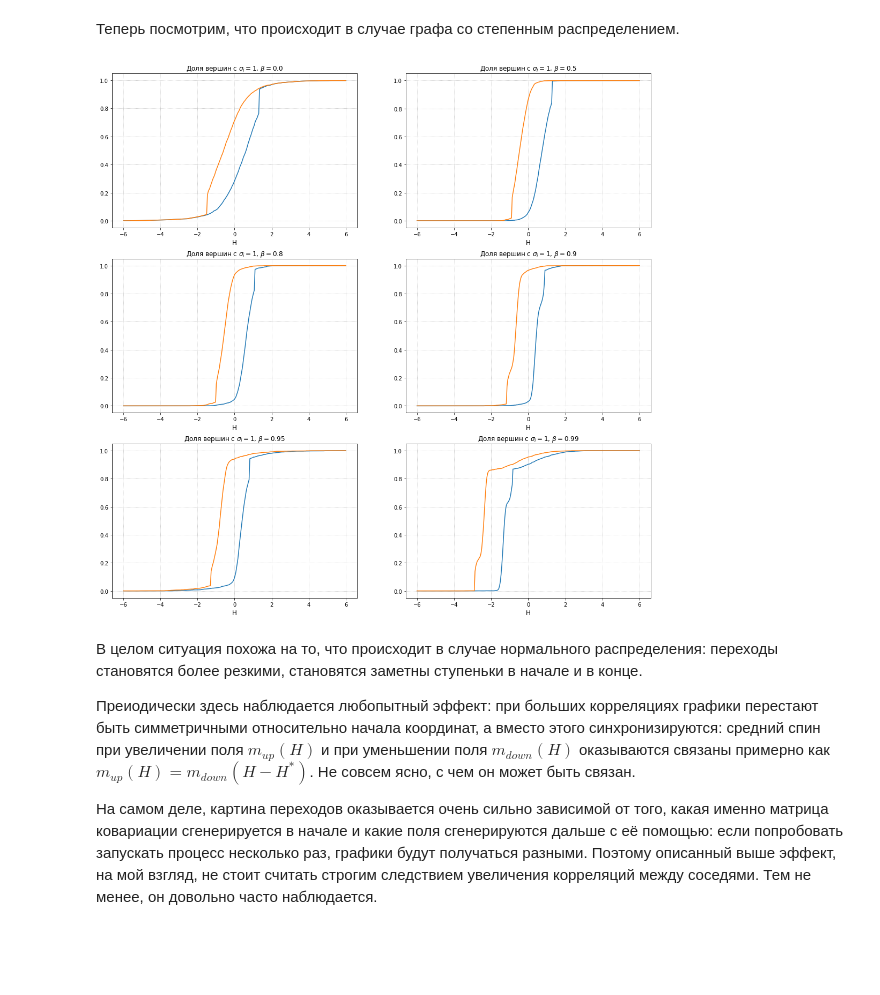
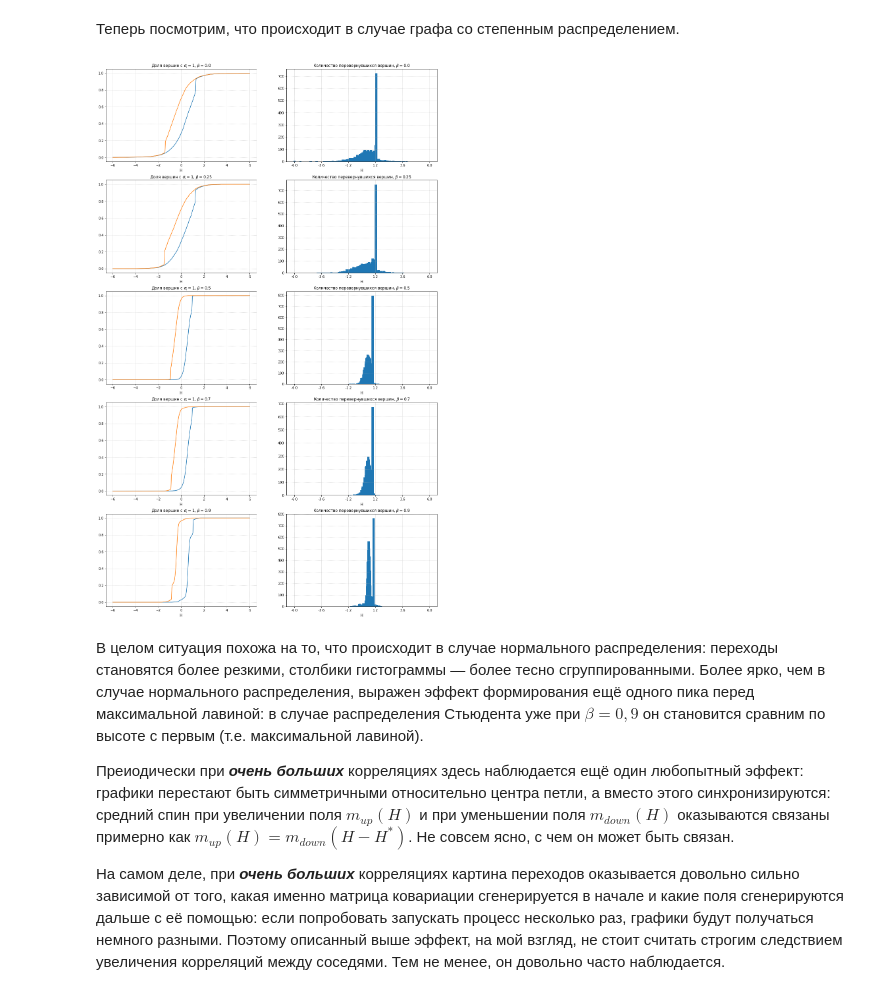
Before and after one commit to alexicon33/Ising-model, a Jupyter notebook: Code/Корреляции между H_i.ipynb, the cells around one changed output. Saved outputs shown, nothing was run; the diff lists cells and outputs as text; code cells hidden in the pictures; blank space fills up the shorter version.

```diff
--- a/Code/Корреляции между H_i.ipynb
+++ b/Code/Корреляции между H_i.ipynb
@@ -36,7 +36,7 @@ alpha = 2.185
 G_Poisson = RandomGraph(N, sps.poisson(l))
 G_zipf = RandomGraph(N, sps.zipf(alpha))
 # %%
-beta_grid = np.array([0, 0.9, 0.95, 0.98, 0.99, 0.995])
+beta_grid = np.array([0, 0.25, 0.5, 0.7, 0.9])
 H_max = 4
 H_grid = np.linspace(-H_max, H_max, 300)
 # %% [markdown]
@@ -59,7 +74,7 @@ for index, beta in tqdm(enumerate(beta_grid)):
 # %% [markdown]
 Посмотрим теперь на граф со степенным распределением.
 # %%
-beta_grid = np.array([0, 0.9, 0.95, 0.98, 0.99, 0.995])
+beta_grid = np.array([0, 0.25, 0.5, 0.7, 0.9])
 H_max = 5
 H_grid = np.linspace(-H_max, H_max, 300)
 # %%
@@ -91,21 +106,16 @@ $$
 Выберем параметр распределения равным $\nu = 4$ — при этом все дисперсии и ковариации конечны. Будем, как и в случае с нормальным распределением, варьировать степень корреляции. Начнём с пуассоновского графа.
 # %%
 nu = 4
-beta_grid = np.array([0, 0.5, 0.8, 0.9, 0.95, 0.99])
+beta_grid = np.array([0, 0.25, 0.5, 0.7, 0.9])
 H_max = 6
 H_grid = np.linspace(-H_max, H_max, 300)
 # %%
-plt.figure(figsize=(18, 18))
+plt.figure(figsize=(18, 30))
 for index, beta in tqdm(enumerate(beta_grid)):
     if index == 0:
-        low_to_high, high_to_low = G_Poisson.get_trajectories(J, H_grid, nu, 'student')
+        low_to_high, high_to_low, hubs_low, hubs_high = G_Poisson.get_trajectories(J, H_grid, 4, 'student', True)
     else:
-        low_to_high, high_to_low = G_Poisson.get_trajectories(J, H_grid, beta, 'multivariate_student')
-
-    plt.subplot(3, 2, index + 1)
-    plt.plot(H_grid, low_to_high, label='при повышении H')
-    plt.plot(np.flip(H_grid), high_to_low, label='при снижении H')
-    plt.grid(ls=':')
-    plt.xlabel('H', fontsize='large')
-    plt.title(r'Доля вершин с $\sigma_i = 1$, $\beta = {0}$'.format(round(beta, 3)))
+        low_to_high, high_to_low, hubs_low, hubs_high = G_Poisson.get_trajectories(J, H_grid, beta,
+                                                                               'multivariate_student', True)
+    plot_trajectories(index, beta, H_grid, low_to_high, high_to_low, hubs_low, hubs_high)
 # %% [output]
@@ -115,24 +127,19 @@ for index, beta in tqdm(enumerate(beta_grid)):
 # %% [markdown]
 Теперь посмотрим, что происходит в случае графа со степенным распределением.
 # %%
-plt.figure(figsize=(18, 18))
+plt.figure(figsize=(18, 30))
 for index, beta in tqdm(enumerate(beta_grid)):
     if index == 0:
-        low_to_high, high_to_low = G_zipf.get_trajectories(J, H_grid, nu, 'student')
+        low_to_high, high_to_low, hubs_low, hubs_high = G_zipf.get_trajectories(J, H_grid, 4, 'student', True)
     else:
-        low_to_high, high_to_low = G_zipf.get_trajectories(J, H_grid, beta, 'multivariate_student')
-
-    plt.subplot(3, 2, index + 1)
-    plt.plot(H_grid, low_to_high, label='при повышении H')
-    plt.plot(np.flip(H_grid), high_to_low, label='при снижении H')
-    plt.grid(ls=':')
-    plt.xlabel('H', fontsize='large')
-    plt.title(r'Доля вершин с $\sigma_i = 1$, $\beta = {0}$'.format(round(beta, 3)))
+        low_to_high, high_to_low, hubs_low, hubs_high = G_zipf.get_trajectories(J, H_grid, beta,
+                                                                               'multivariate_student', True)
+    plot_trajectories(index, beta, H_grid, low_to_high, high_to_low, hubs_low, hubs_high)
 # %% [output]
-[figure, old version]
+[figure, new version]
 # %% [markdown]
-В целом ситуация похожа на то, что происходит в случае нормального распределения: переходы становятся более резкими, становятся заметны ступеньки в начале и в конце.
+В целом ситуация похожа на то, что происходит в случае нормального распределения: переходы становятся более резкими, столбики гистограммы — более тесно сгруппированными. Более ярко, чем в случае нормального распределения, выражен эффект формирования ещё одного пика перед максимальной лавиной: в случае распределения Стьюдента уже при $\beta = 0{,}9$ он становится сравним по высоте c первым (т.е. максимальной лавиной).
 
-Преиодически здесь наблюдается любопытный эффект: при больших корреляциях графики перестают быть симметричными относительно начала координат, а вместо этого синхронизируются: средний спин при увеличении поля $m_{up}(H)$ и при уменьшении поля $m_{down}(H)$ оказываются связаны примерно как $m_{up}(H) = m_{down}(H - H^*)$. Не совсем ясно, с чем он может быть связан.
+Преиодически при <b><i>очень больших</i></b> корреляциях здесь наблюдается ещё один любопытный эффект: графики перестают быть симметричными относительно центра петли, а вместо этого синхронизируются: средний спин при увеличении поля $m_{up}(H)$ и при уменьшении поля $m_{down}(H)$ оказываются связаны примерно как $m_{up}(H) = m_{down}(H - H^*)$. Не совсем ясно, с чем он может быть связан.
 
-На самом деле, картина переходов оказывается очень сильно зависимой от того, какая именно матрица ковариации сгенерируется в начале и какие поля сгенерируются дальше с её помощью: если попробовать запускать процесс несколько раз, графики будут получаться разными. Поэтому описанный выше эффект, на мой взгляд, не стоит считать строгим следствием увеличения корреляций между соседями. Тем не менее, он довольно часто наблюдается.
+На самом деле, при <b><i>очень больших</i></b> корреляциях картина переходов оказывается довольно сильно зависимой от того, какая именно матрица ковариации сгенерируется в начале и какие поля сгенерируются дальше с её помощью: если попробовать запускать процесс несколько раз, графики будут получаться немного разными. Поэтому описанный выше эффект, на мой взгляд, не стоит считать строгим следствием увеличения корреляций между соседями. Тем не менее, он довольно часто наблюдается.
```
Also changed, not shown: parts of 8 cells of this notebook, 1 other file.
